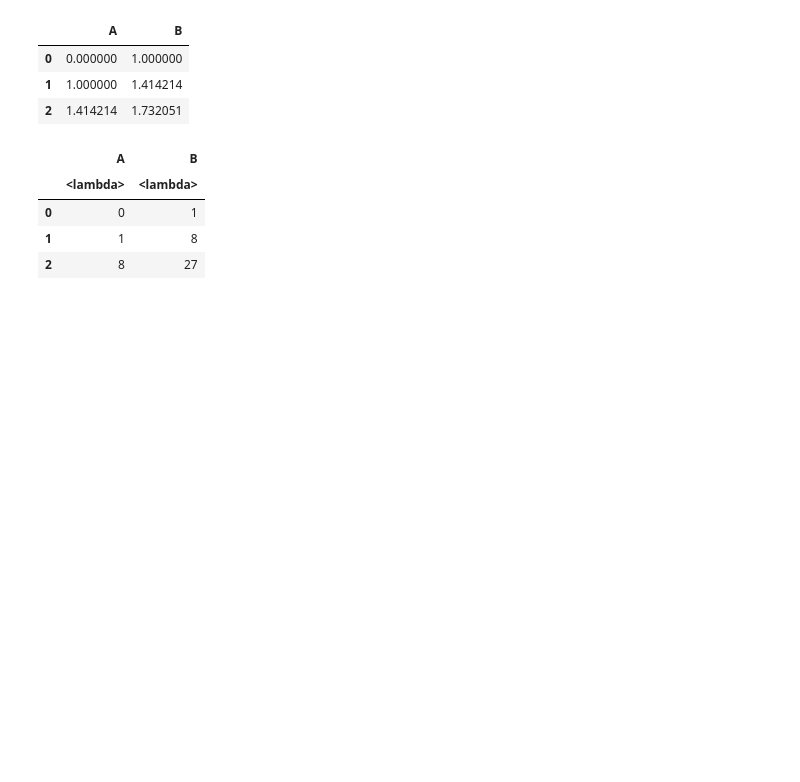
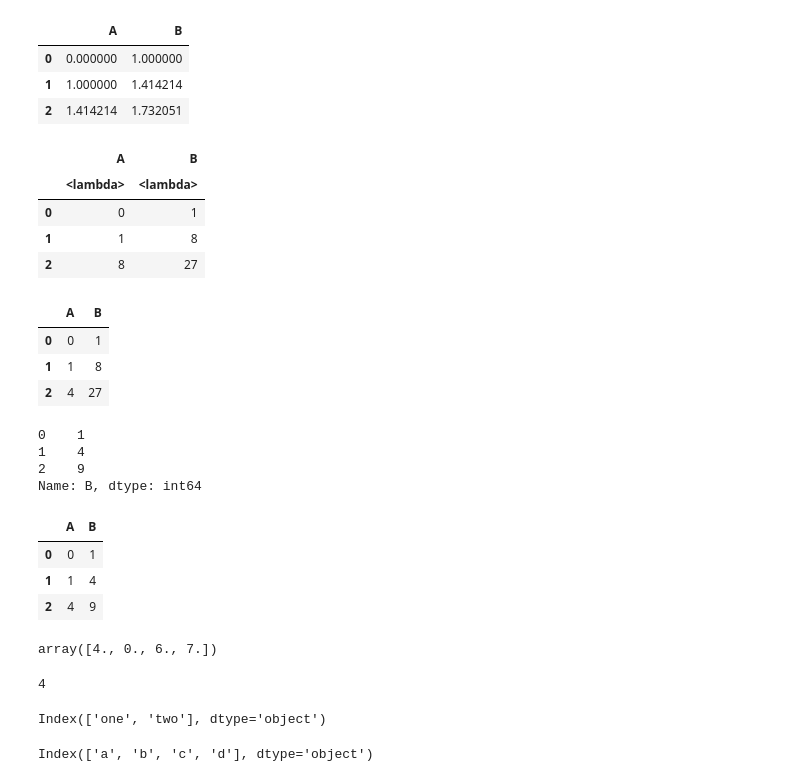
Before and after one commit to serhiizem/ML-Background, a Jupyter notebook: Pandas Basics & Math.ipynb, the cells around one changed output. Saved outputs shown, nothing was run; the diff lists cells and outputs as text; code cells hidden in the pictures; blank space fills up the shorter version.

Commit message:
Pandas Math functions

```diff
--- a/Pandas Basics & Math.ipynb
+++ b/Pandas Basics & Math.ipynb
@@ -141,3 +141,47 @@ df_5.transform([lambda x: x**2, lambda x: x**3])
 | 0 | 0 | 1 |
 | 1 | 1 | 8 |
 | 2 | 8 | 27 |
+# %%
+# Executre function on DataFrame df_5 that would get every value in it to a power of two AND three along with naming corresponding result columns as 'A' and 'B'
+df_5.transform({'A': lambda x: x**2, 'B': lambda x: x**3})
+# %% [output]
+|  | A | B |
+| 0 | 0 | 1 |
+| 1 | 1 | 8 |
+| 2 | 4 | 27 |
+# %%
+# Get series retrieved from DataFrame column 'A' and map each of its values raising them to their power of two
+df_5['B'].map(lambda x: x**2)
+# %% [output]
+0    1
+1    4
+2    9
+Name: B, dtype: int64
+# %%
+# Map each of DataFrame values raising them to the power of two
+df_5.applymap(lambda x: x**2)
+# %% [output]
+|  | A | B |
+| 0 | 0 | 1 |
+| 1 | 1 | 4 |
+| 2 | 4 | 9 |
+# %%
+# Get unique values from DataFrame df_2 column 'two'
+df_2['two'].unique()
+# %% [output]
+array([4., 0., 6., 7.])
+# %%
+# Get number of unique values in DataFrame df_2 column 'two'
+df_2['two'].nunique()
+# %% [output]
+4
+# %%
+# Retrieve DataFrame coulms
+df_2.columns
+# %% [output]
+Index(['one', 'two'], dtype='object')
+# %%
+# Retrieve DataFrame index information
+df_2.index
+# %% [output]
+Index(['a', 'b', 'c', 'd'], dtype='object')
```
